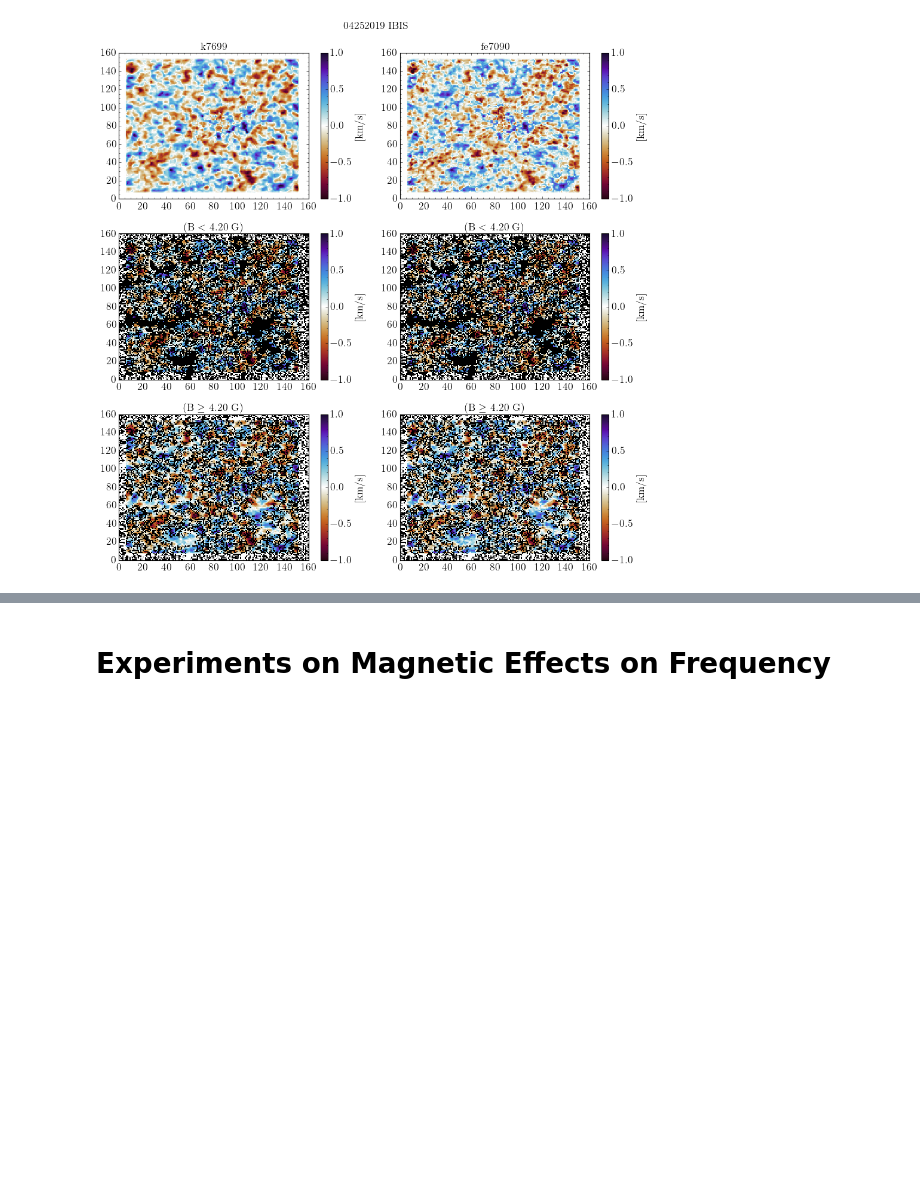
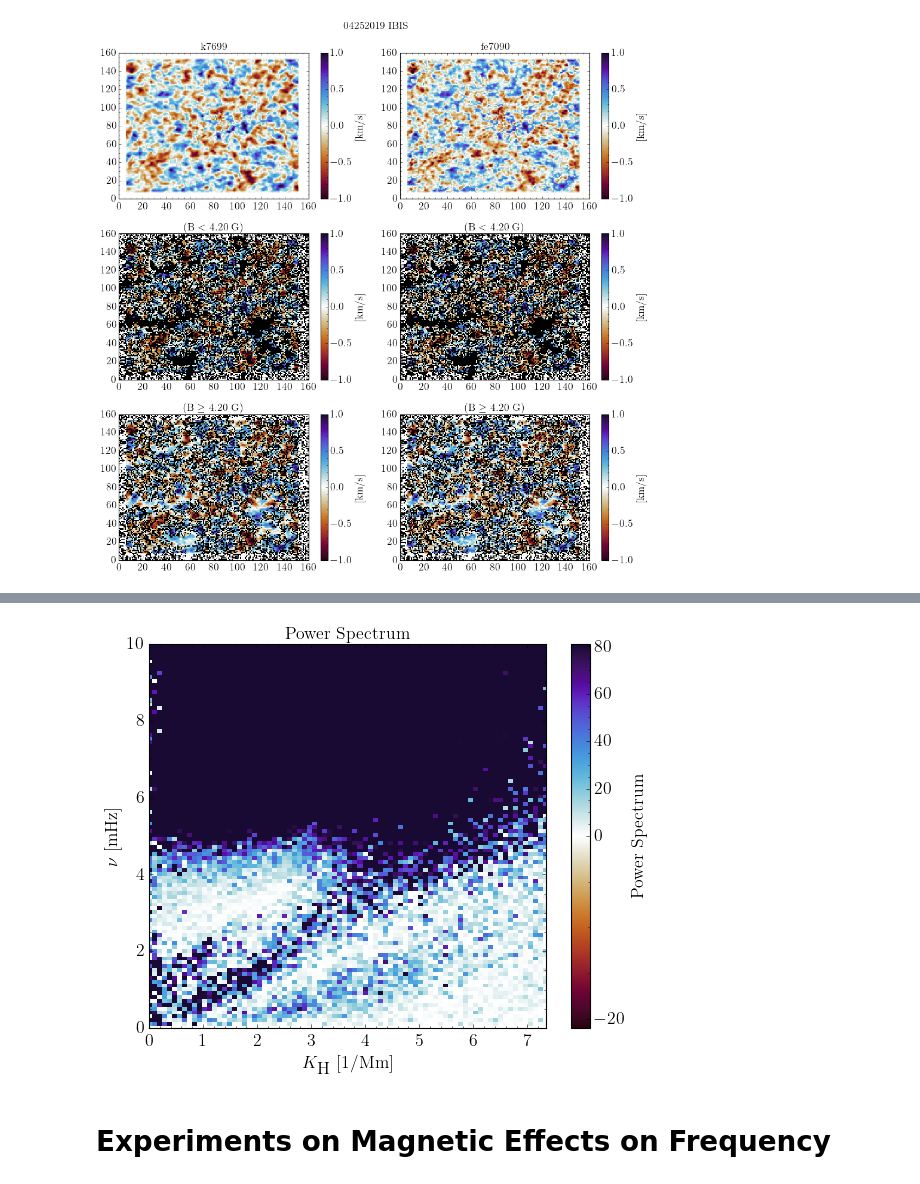
Before and after one commit to JulioM1823/Vesa_2026, a Jupyter notebook: Code/J_AGW_Magnetic_Field_Effects/notebook_filter_magnetic_field.ipynb, the cells around one changed output, grey strips where cells are left out. Cells and saved outputs as stored; diff of their text form; code cells hidden in the pictures; blank space fills up the shorter version.

```diff
--- a/Code/J_AGW_Magnetic_Field_Effects/notebook_filter_magnetic_field.ipynb
+++ b/Code/J_AGW_Magnetic_Field_Effects/notebook_filter_magnetic_field.ipynb
@@ -1591,0 +910,20 @@ plt.show()
+# %%
+plt.figure(figsize=[8, 6])
+plt.pcolormesh(
+    KH / convert_arcseconds_to_Mm,
+    NU,
+    np.abs(spectrum_orig)**2,
+    cmap=cmap,
+    shading="auto",
+    norm=mcolors.TwoSlopeNorm(vmin=vmin, vcenter=0.0, vmax=vmax),
+    rasterized=True,
+)
+plt.ylim(0, 10)
+plt.xlim(0, (horizontal_array / convert_arcseconds_to_Mm).max())
+plt.ylabel(r"$\nu$ [mHz]")
+plt.xlabel(r"$K_{\textrm H}$ [1/Mm]")
+plt.title("Power Spectrum")
+plt.colorbar(label="Power Spectrum")
+plt.show()
+# %% [output]
+[figure, added]
```
Also changed, not shown: parts of 5 cells of this notebook, 2 other files.
